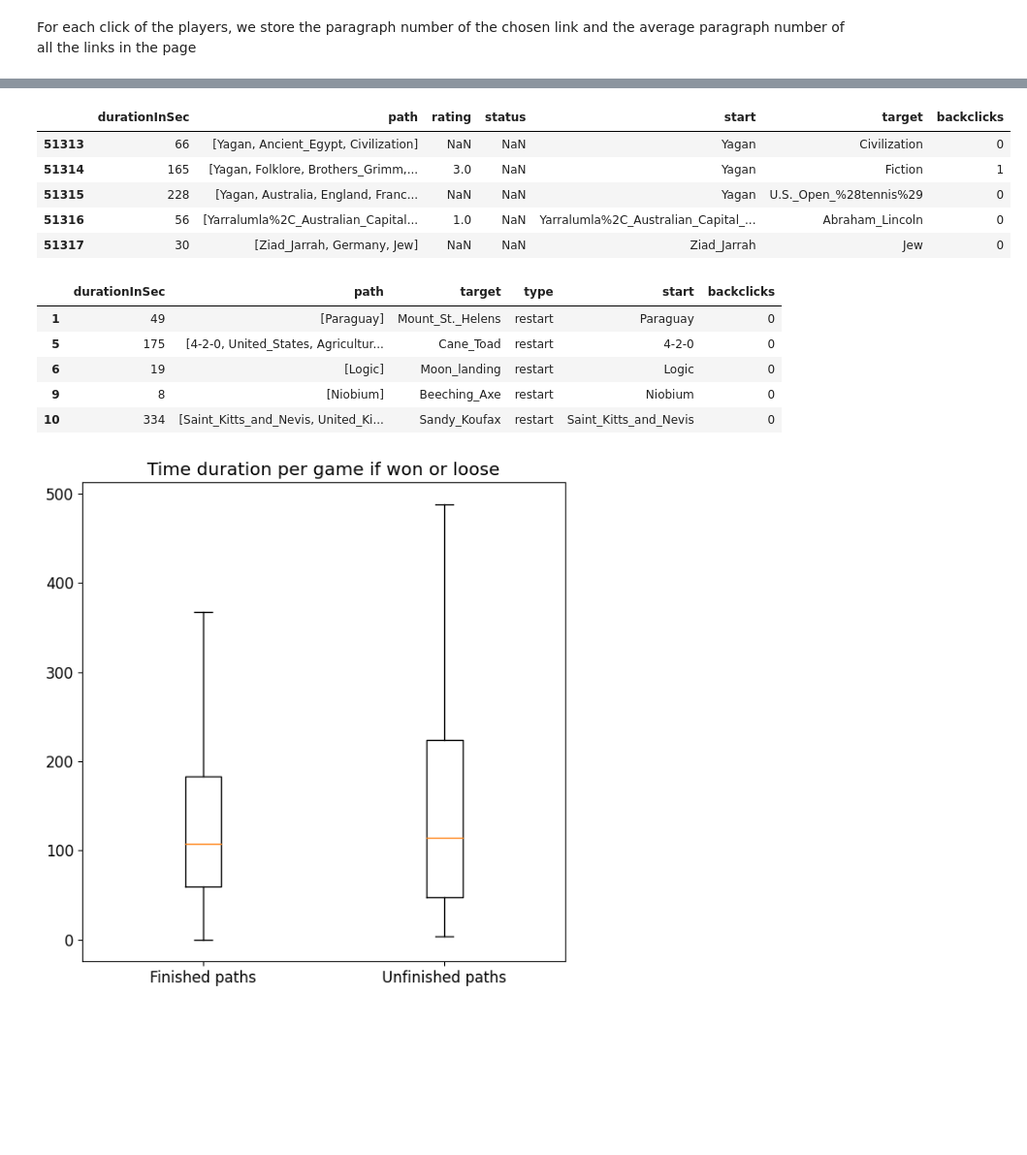
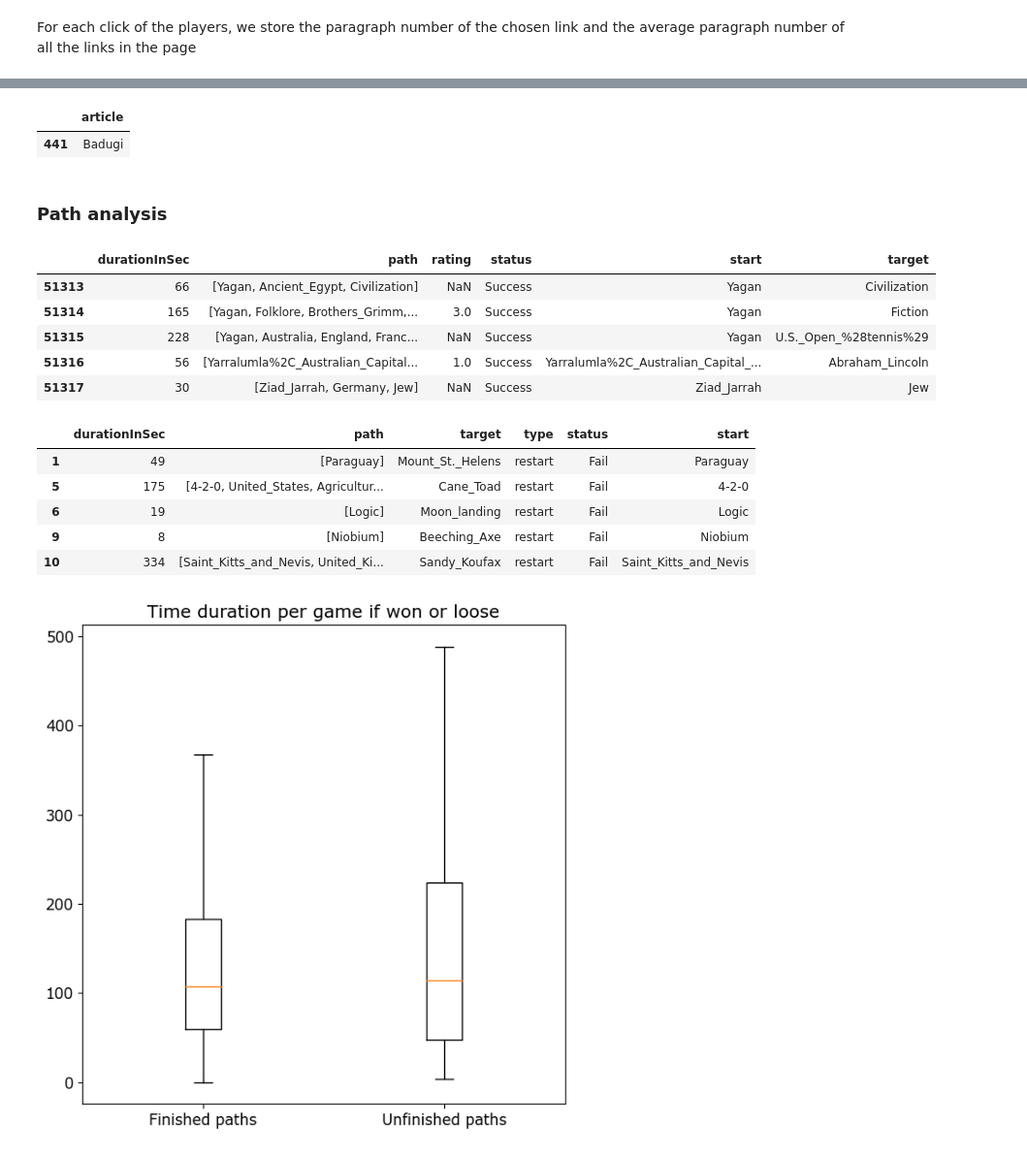
Before and after one commit to epfl-ada/ada-2022-project-souvladaki, a Jupyter notebook: initial_analysis.ipynb, the cells around one changed output, grey strips where cells are left out. Shown at 97% size. Cells and saved outputs as stored; diff of their text form; code cells hidden in the pictures; blank space fills up the shorter version.

```diff
--- a/initial_analysis.ipynb
+++ b/initial_analysis.ipynb
@@ -412 +452,9 @@ In this section we perform analysis for the path data we have.
+# %%
+wiki_graph[wiki_graph["article"] == "Badugi"]
+articles[articles["article"] == "Badugi"]
+# %% [output]
+|  | article |
+| 441 | Badugi |
+# %% [markdown]
+### Path analysis
 # %%
@@ -429,43 +471,37 @@ def get_back_click_num(list_path):
 # %%
-# Load finished path data and do some preprocessing
-
 paths_finished = pd.read_csv(
     "data/graph/paths_finished.tsv",
     skiprows=15,
     sep="\t",
     names=[
         "hashedIpAddress",
         "timestamp",
         "durationInSec",
         "path",
         "rating",
         "status",
         "start",
         "target",
     ],
 )
 
-# Labelling the paths as succesful
-# paths_finished["status"] = ["Success" for x in range(len(paths_finished.index))]
+paths_finished["status"] = ["Success" for x in range(len(paths_finished.index))]
+# paths_finished["type"] = ["Success" for x in range(len(paths_finished.index))]
 
-# Processing the paths
 paths_finished["path"] = paths_finished["path"].apply(quantize_path)
 paths_finished["start"] = paths_finished["path"].apply(get_start_node)
 paths_finished["target"] = paths_finished["path"].apply(get_target_node)
-paths_finished["backclicks"] = paths_finished["path"].apply(get_back_click_num)
 
-# Drop not needed columns
 paths_finished = paths_finished.drop(columns=["hashedIpAddress", "timestamp"])
 
-# Check
 paths_finished.tail()
 # %% [output]
-|  | durationInSec | path | rating | status | start | target | backclicks |
-| 51313 | 66 | [Yagan, Ancient_Egypt, Civilization] | NaN | NaN | Yagan | Civilization | 0 |
-| 51314 | 165 | [Yagan, Folklore, Brothers_Grimm,... | 3.0 | NaN | Yagan | Fiction | 1 |
-| 51315 | 228 | [Yagan, Australia, England, Franc... | NaN | NaN | Yagan | U.S._Open_%28tennis%29 | 0 |
-| 51316 | 56 | [Yarralumla%2C_Australian_Capital... | 1.0 | NaN | Yarralumla%2C_Australian_Capital_... | Abraham_Lincoln | 0 |
-| 51317 | 30 | [Ziad_Jarrah, Germany, Jew] | NaN | NaN | Ziad_Jarrah | Jew | 0 |
+|  | durationInSec | path | rating | status | start | target |
+| 51313 | 66 | [Yagan, Ancient_Egypt, Civilization] | NaN | Success | Yagan | Civilization |
+| 51314 | 165 | [Yagan, Folklore, Brothers_Grimm,... | 3.0 | Success | Yagan | Fiction |
+| 51315 | 228 | [Yagan, Australia, England, Franc... | NaN | Success | Yagan | U.S._Open_%28tennis%29 |
+| 51316 | 56 | [Yarralumla%2C_Australian_Capital... | 1.0 | Success | Yarralumla%2C_Australian_Capital_... | Abraham_Lincoln |
+| 51317 | 30 | [Ziad_Jarrah, Germany, Jew] | NaN | Success | Ziad_Jarrah | Jew |
 # %%
 paths_unfinished = pd.read_csv(
     "data/graph/paths_unfinished.tsv",
@@ -476,25 +512,23 @@ paths_unfinished = pd.read_csv(
 
 paths_unfinished = paths_unfinished.drop(columns=["hashedIpAddress", "timestamp"])
 
+paths_unfinished["status"] = ["Fail" for x in range(len(paths_unfinished.index))]
+# paths_unfinished["rating"] = [-999 for x in range(len(paths_unfinished.index))]
 
 paths_unfinished["path"] = paths_unfinished["path"].apply(quantize_path)
 paths_unfinished["start"] = paths_unfinished["path"].apply(get_start_node)
-paths_unfinished["backclicks"] = paths_unfinished["path"].apply(get_back_click_num)
 
-
-# Dropping timeouts. Timeout might occur because the user was idle or wasnt playing tha game.
+# Should we drop timeouts?
 paths_unfinished = paths_unfinished[paths_unfinished["type"] != "timeout"]
-#paths_unfinished["status"] = ["restart" for x in range(len(paths_unfinished.index))]
-
 
 paths_unfinished.head()
 # %% [output]
-|  | durationInSec | path | target | type | start | backclicks |
-| 1 | 49 | [Paraguay] | Mount_St._Helens | restart | Paraguay | 0 |
-| 5 | 175 | [4-2-0, United_States, Agricultur... | Cane_Toad | restart | 4-2-0 | 0 |
-| 6 | 19 | [Logic] | Moon_landing | restart | Logic | 0 |
-| 9 | 8 | [Niobium] | Beeching_Axe | restart | Niobium | 0 |
-| 10 | 334 | [Saint_Kitts_and_Nevis, United_Ki... | Sandy_Koufax | restart | Saint_Kitts_and_Nevis | 0 |
+|  | durationInSec | path | target | type | status | start |
+| 1 | 49 | [Paraguay] | Mount_St._Helens | restart | Fail | Paraguay |
+| 5 | 175 | [4-2-0, United_States, Agricultur... | Cane_Toad | restart | Fail | 4-2-0 |
+| 6 | 19 | [Logic] | Moon_landing | restart | Fail | Logic |
+| 9 | 8 | [Niobium] | Beeching_Axe | restart | Fail | Niobium |
+| 10 | 334 | [Saint_Kitts_and_Nevis, United_Ki... | Sandy_Koufax | restart | Fail | Saint_Kitts_and_Nevis |
 # %%
 # Time duration analysis
 duration_finish = paths_finished["durationInSec"].to_numpy()
```
Also changed, not shown: parts of 35 cells of this notebook, 1 other file.
